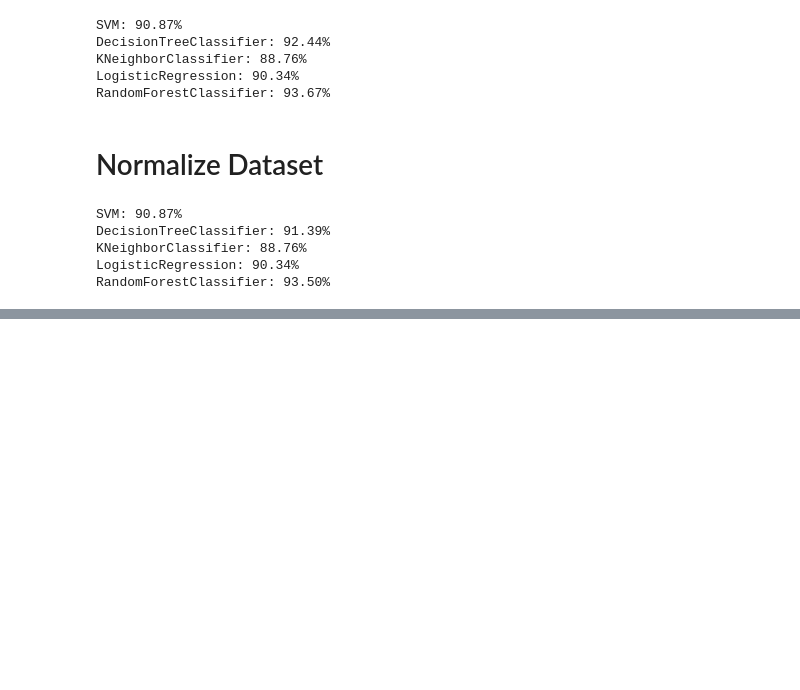
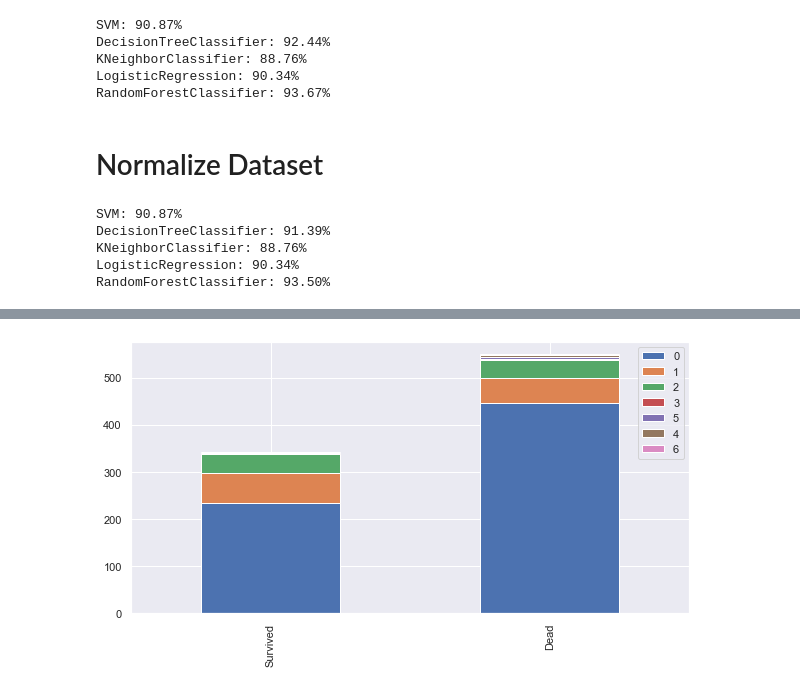
Before and after one commit to crickmj/Python_begins, a Jupyter notebook: for Practice/machinelearning_prac.ipynb, the cells around one changed output, grey strips where cells are left out. Saved outputs shown, nothing was run; the diff lists cells and outputs as text; code cells hidden in the pictures; blank space fills up the shorter version.

```diff
--- a/for Practice/machinelearning_prac.ipynb
+++ b/for Practice/machinelearning_prac.ipynb
@@ -475,0 +629,4 @@ RandomForestClassifier: 93.50%
+# %%
+bar_chart('Parch')
+# %% [output]
+[figure, added]
```
Also changed, not shown: parts of 19 cells of this notebook.
